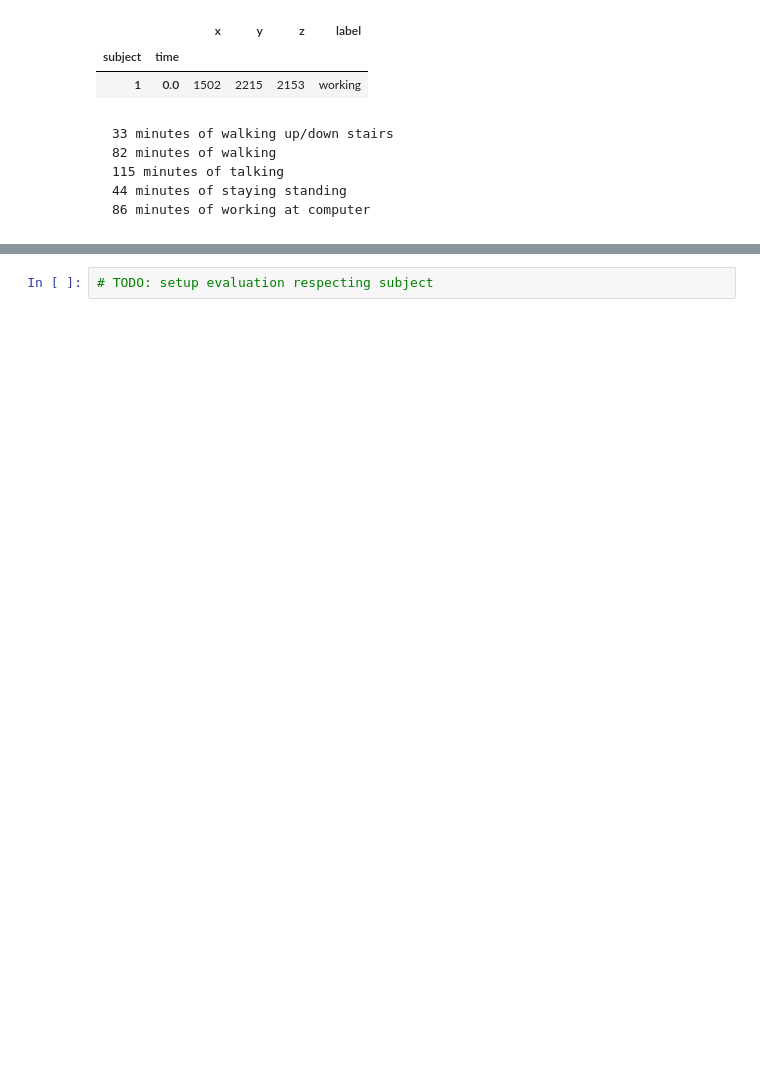
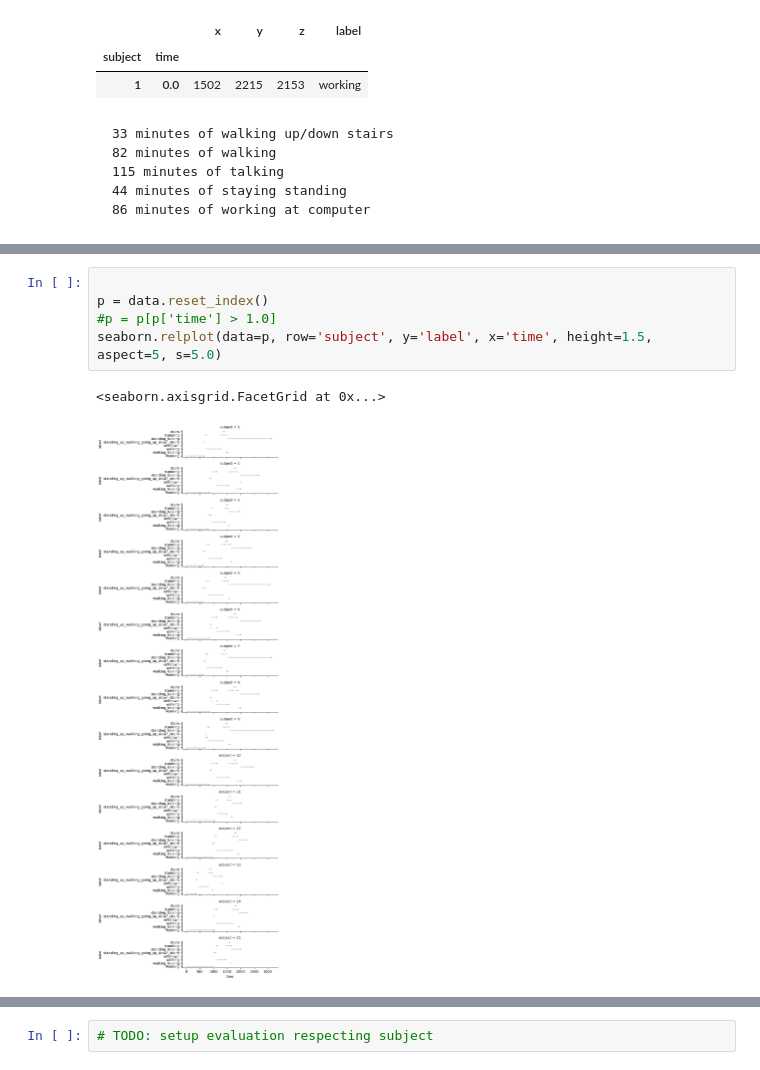
Before and after one commit to jonnor/embeddedml, a Jupyter notebook: handson/har-chestmount/ActivityRecognition.ipynb, the cells around one changed output, grey strips where cells are left out. Drawn from its saved outputs; the diff is of its cells as text; blank space fills up the shorter version.

```diff
--- a/handson/har-chestmount/ActivityRecognition.ipynb
+++ b/handson/har-chestmount/ActivityRecognition.ipynb
@@ -182,0 +255,8 @@ Standard Deviation: Axb, Axdc
+# %%
+
+p = data.reset_index()
+#p = p[p['time'] > 1.0]
+seaborn.relplot(data=p, row='subject', y='label', x='time', height=1.5, aspect=5, s=5.0)
+# %% [output]
+<seaborn.axisgrid.FacetGrid at 0x...>
+[figure, added]
```
Also changed, not shown: parts of 14 cells of this notebook.
